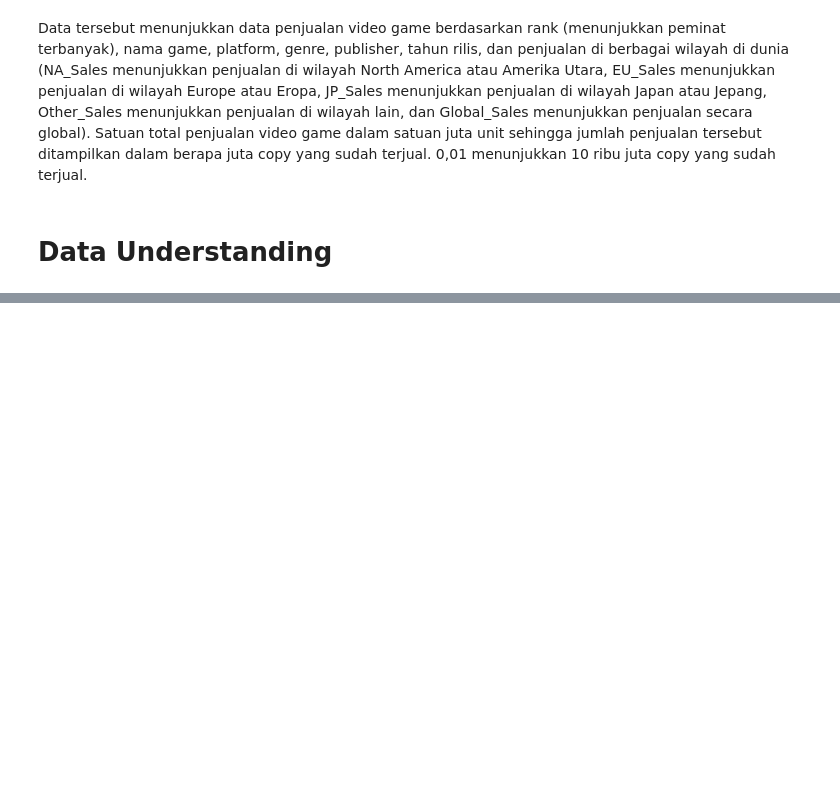
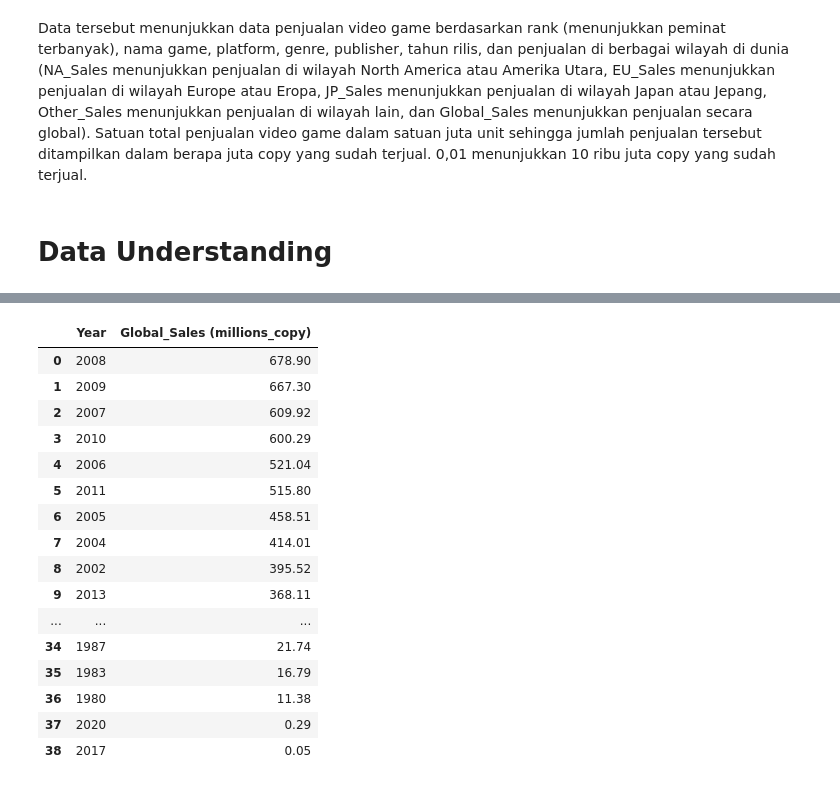
Before and after one commit to dewitrilestari/BLKPP-DIY-VS-CODE, a Jupyter notebook: Mini_Project_Kelompok_2.ipynb, the cells around one changed output, grey strips where cells are left out. Saved outputs shown, nothing was run; the diff lists cells and outputs as text; code cells hidden in the pictures; blank space fills up the shorter version.

```diff
--- a/Mini_Project_Kelompok_2.ipynb
+++ b/Mini_Project_Kelompok_2.ipynb
@@ -416,0 +435,28 @@ Name: count, dtype: int64
+# %%
+#9. Tampilkan Global_Sales setiap tahunnya, urutkan dari yang terbesar
+yearly_sales = (
+    df.groupby('Year')['Global_Sales (millions_copy)']
+    .sum()
+    .reset_index()
+    .sort_values(by='Global_Sales (millions_copy)',ascending=False)
+    .reset_index(drop=True) #Merapikan nomor indeks tabel
+)
+yearly_sales
+# %% [output]
+|  | Year | Global_Sales (millions_copy) |
+| 0 | 2008 | 678.90 |
+| 1 | 2009 | 667.30 |
+| 2 | 2007 | 609.92 |
+| 3 | 2010 | 600.29 |
+| 4 | 2006 | 521.04 |
+| 5 | 2011 | 515.80 |
+| 6 | 2005 | 458.51 |
+| 7 | 2004 | 414.01 |
+| 8 | 2002 | 395.52 |
+| 9 | 2013 | 368.11 |
+| ... | ... | ... |
+| 34 | 1987 | 21.74 |
+| 35 | 1983 | 16.79 |
+| 36 | 1980 | 11.38 |
+| 37 | 2020 | 0.29 |
+| 38 | 2017 | 0.05 |
```
Also changed, not shown: parts of 75 cells of this notebook.
